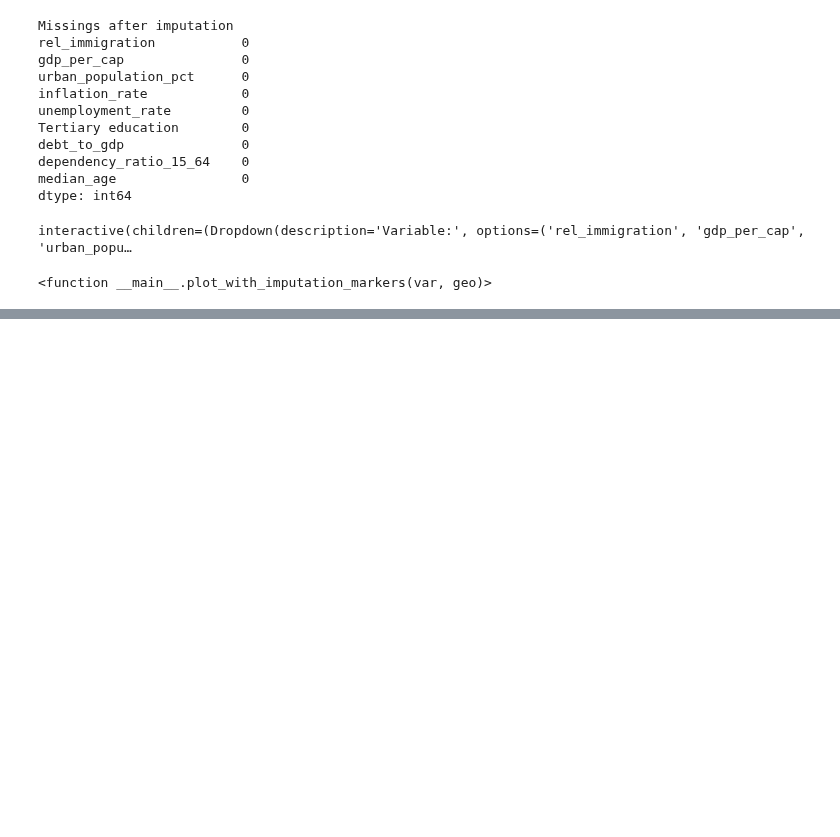
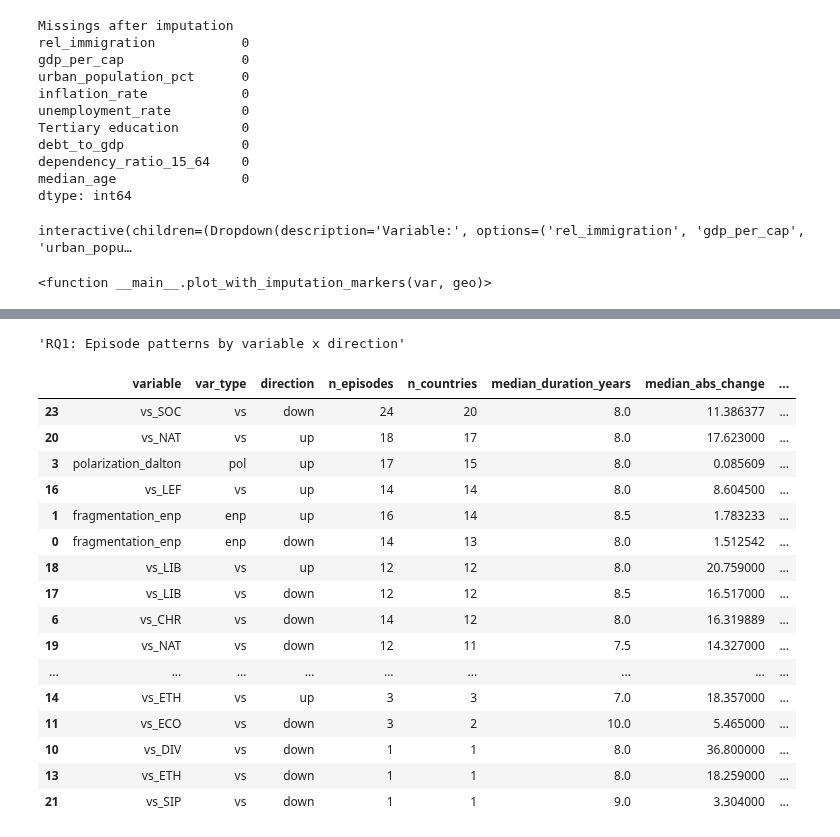
Before and after one commit to StefanSick/exdex_project, a Jupyter notebook: src/Group_20_notebook.ipynb, the cells around one changed output, grey strips where cells are left out. Drawn from its saved outputs; the diff is of its cells as text; code cells hidden in the pictures; blank space fills up the shorter version.

```diff
--- a/src/Group_20_notebook.ipynb
+++ b/src/Group_20_notebook.ipynb
@@ -1119,0 +1579,38 @@ interactive(children=(Dropdown(description='Variable:', options=('rel_immigratio
+# %%
+eps = episodes.copy()
+
+# additional metrics
+eps["duration_years"] = eps["end_year"] - eps["start_year"]
+eps["abs_total_change"] = eps["total_change"].abs()
+
+# summary
+rq1_var_dir_summary = (
+    eps.groupby(["variable", "var_type", "direction"], as_index=False)
+       .agg(
+           n_episodes=("geo", "count"),
+           n_countries=("geo", "nunique"),
+           median_duration_years=("duration_years", "median"),
+           median_abs_change=("abs_total_change", "median"),
+           max_abs_change=("abs_total_change", "max"),
+       ).sort_values(["n_countries", "median_abs_change"], ascending=False))
+
+display("RQ1: Episode patterns by variable x direction", rq1_var_dir_summary)
+# %% [output]
+'RQ1: Episode patterns by variable x direction'
+|  | variable | var_type | direction | n_episodes | n_countries | median_duration_years | median_abs_change | ... |
+| 23 | vs_SOC | vs | down | 24 | 20 | 8.0 | 11.386377 | ... |
+| 20 | vs_NAT | vs | up | 18 | 17 | 8.0 | 17.623000 | ... |
+| 3 | polarization_dalton | pol | up | 17 | 15 | 8.0 | 0.085609 | ... |
+| 16 | vs_LEF | vs | up | 14 | 14 | 8.0 | 8.604500 | ... |
+| 1 | fragmentation_enp | enp | up | 16 | 14 | 8.5 | 1.783233 | ... |
+| 0 | fragmentation_enp | enp | down | 14 | 13 | 8.0 | 1.512542 | ... |
+| 18 | vs_LIB | vs | up | 12 | 12 | 8.0 | 20.759000 | ... |
+| 17 | vs_LIB | vs | down | 12 | 12 | 8.5 | 16.517000 | ... |
+| 6 | vs_CHR | vs | down | 14 | 12 | 8.0 | 16.319889 | ... |
+| 19 | vs_NAT | vs | down | 12 | 11 | 7.5 | 14.327000 | ... |
+| ... | ... | ... | ... | ... | ... | ... | ... | ... |
+| 14 | vs_ETH | vs | up | 3 | 3 | 7.0 | 18.357000 | ... |
+| 11 | vs_ECO | vs | down | 3 | 2 | 10.0 | 5.465000 | ... |
+| 10 | vs_DIV | vs | down | 1 | 1 | 8.0 | 36.800000 | ... |
+| 13 | vs_ETH | vs | down | 1 | 1 | 8.0 | 18.259000 | ... |
+| 21 | vs_SIP | vs | down | 1 | 1 | 9.0 | 3.304000 | ... |
```
Also changed, not shown: parts of 17 cells of this notebook, 1 other file.
